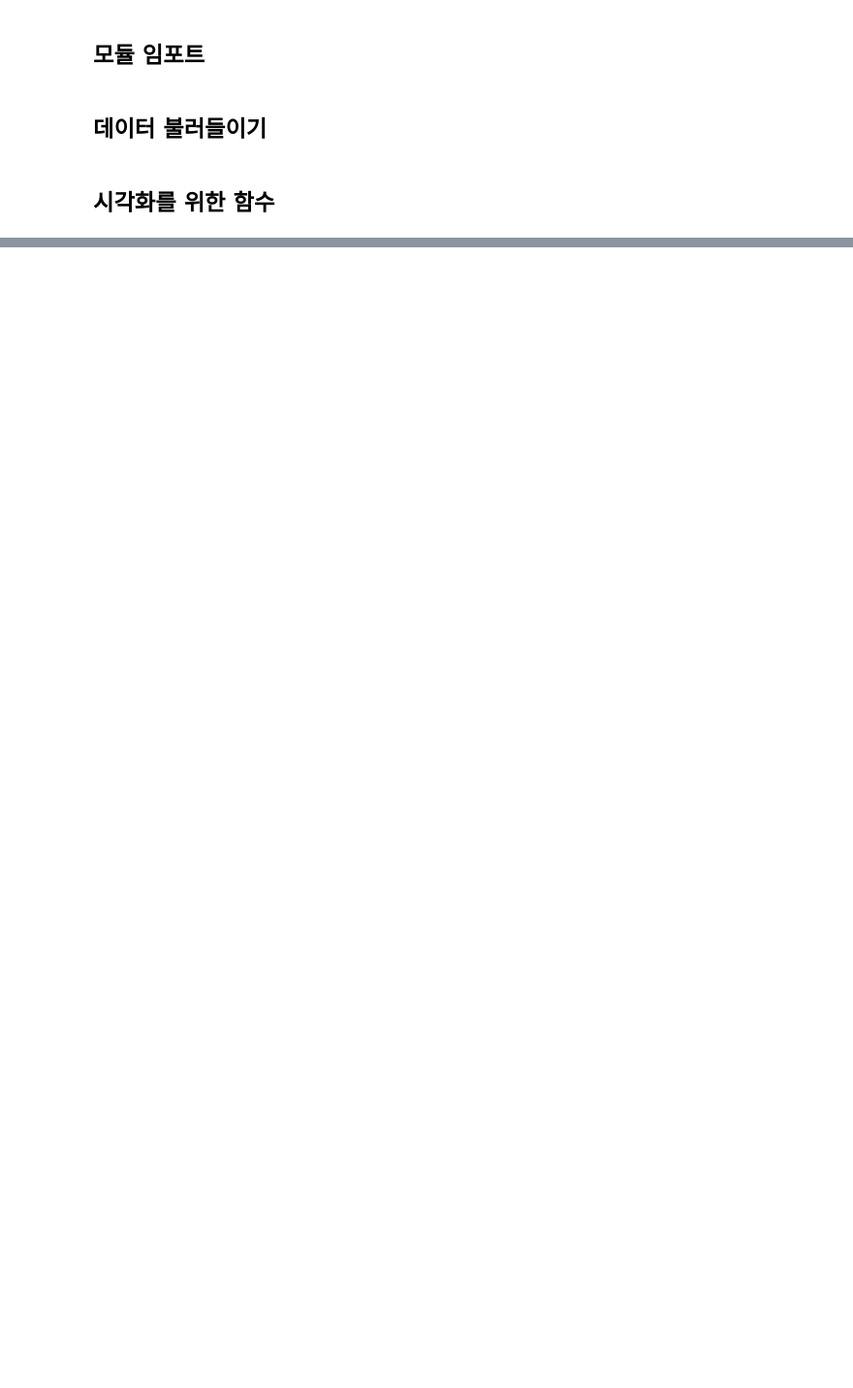
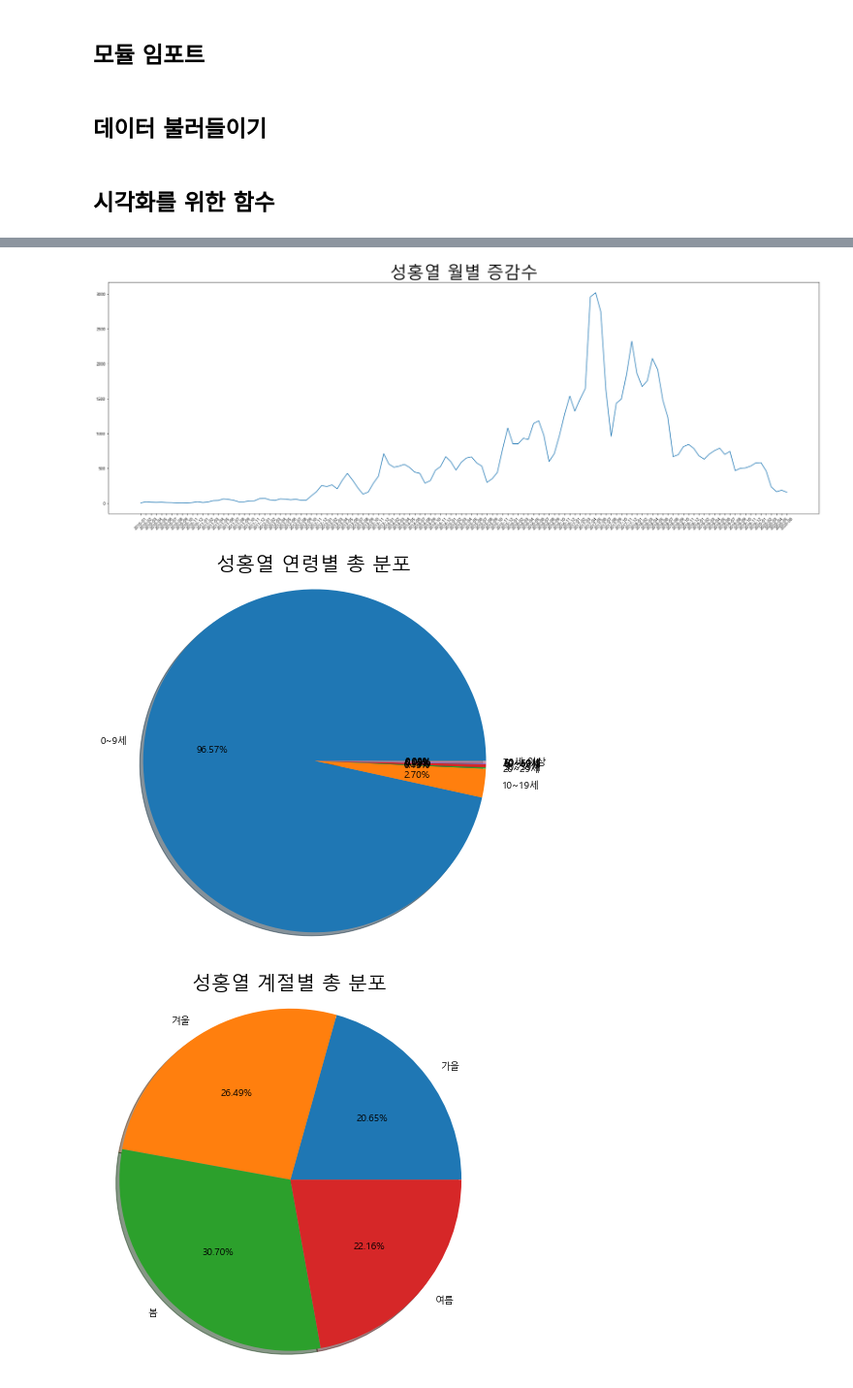
Before and after one commit to hamakim94/big, a Jupyter notebook: 감염병_trend_기준추가.ipynb, the cells around one changed output, grey strips where cells are left out. Shown at 97% size. Drawn from its saved outputs; the diff is of its cells as text; code cells hidden in the pictures; blank space fills up the shorter version.

```diff
--- a/감염병_trend_기준추가.ipynb
+++ b/감염병_trend_기준추가.ipynb
@@ -195,0 +245,6 @@ oneshot('수두')
+# %%
+oneshot('성홍열')
+# %% [output]
+[figure, added]
+[figure, added]
+[figure, added]
```
Also changed, not shown: parts of 18 cells of this notebook.
